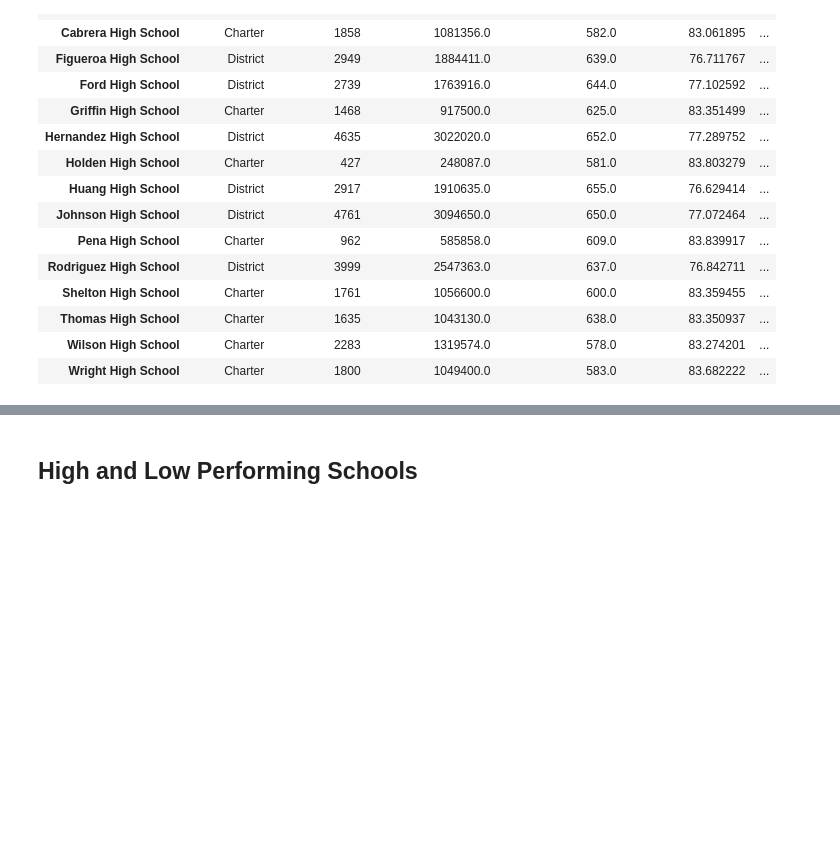
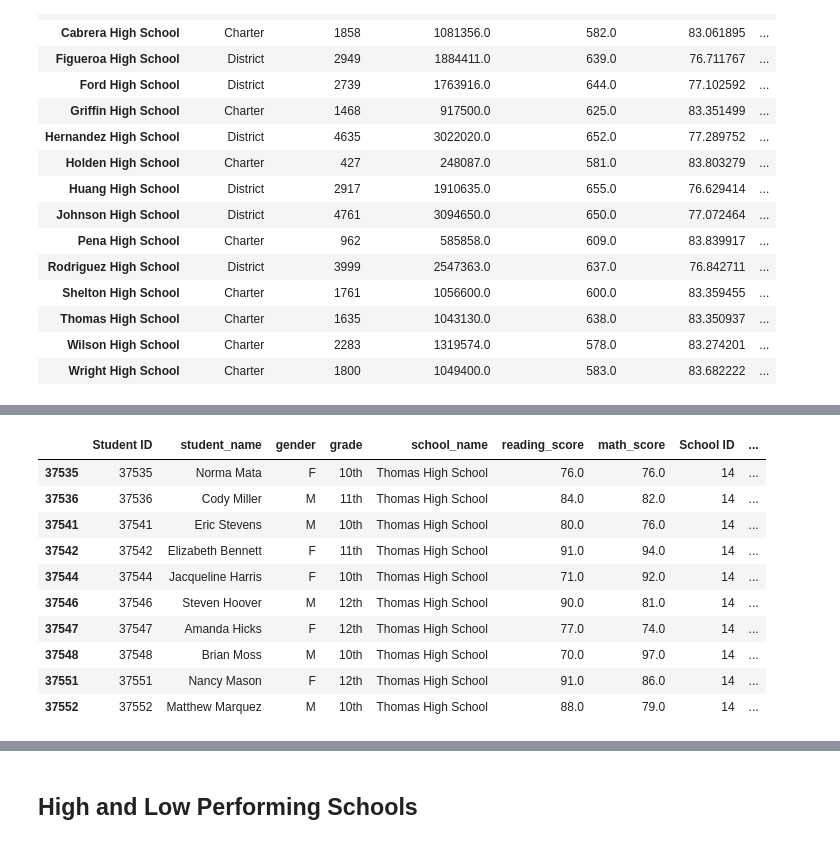
Before and after one commit to melpatjen16/School_District_Analysis, a Jupyter notebook: PyCitySchools_Challenge.ipynb, the cells around one changed output, grey strips where cells are left out. Cells and saved outputs as stored; diff of their text form; code cells hidden in the pictures; blank space fills up the shorter version.

```diff
--- a/PyCitySchools_Challenge.ipynb
+++ b/PyCitySchools_Challenge.ipynb
@@ -268,4 +296,21 @@ SyntaxError: invalid syntax (709813086.py, line 5)
 # %%
 # Step 6. Get all the students passing math from THS
+
+THS_passing_math = school_data_complete_df.loc[(school_data_complete_df["school_name"] == "Thomas High School")
+                                               & (school_data_complete_df["grade"] != "9th")
+                                               & (school_data_complete_df["math_score"] >= 70),:]
+THS_passing_math.head(10)
+# %% [output]
+|  | Student ID | student_name | gender | grade | school_name | reading_score | math_score | School ID | ... |
+| 37535 | 37535 | Norma Mata | F | 10th | Thomas High School | 76.0 | 76.0 | 14 | ... |
+| 37536 | 37536 | Cody Miller | M | 11th | Thomas High School | 84.0 | 82.0 | 14 | ... |
+| 37541 | 37541 | Eric Stevens | M | 10th | Thomas High School | 80.0 | 76.0 | 14 | ... |
+| 37542 | 37542 | Elizabeth Bennett | F | 11th | Thomas High School | 91.0 | 94.0 | 14 | ... |
+| 37544 | 37544 | Jacqueline Harris | F | 10th | Thomas High School | 71.0 | 92.0 | 14 | ... |
+| 37546 | 37546 | Steven Hoover | M | 12th | Thomas High School | 90.0 | 81.0 | 14 | ... |
+| 37547 | 37547 | Amanda Hicks | F | 12th | Thomas High School | 77.0 | 74.0 | 14 | ... |
+| 37548 | 37548 | Brian Moss | M | 10th | Thomas High School | 70.0 | 97.0 | 14 | ... |
+| 37551 | 37551 | Nancy Mason | F | 12th | Thomas High School | 91.0 | 86.0 | 14 | ... |
+| 37552 | 37552 | Matthew Marquez | M | 10th | Thomas High School | 88.0 | 79.0 | 14 | ... |
 # %%
 # Step 7. Get all the students passing reading from THS
```
Also changed, not shown: parts of 10 cells of this notebook.
